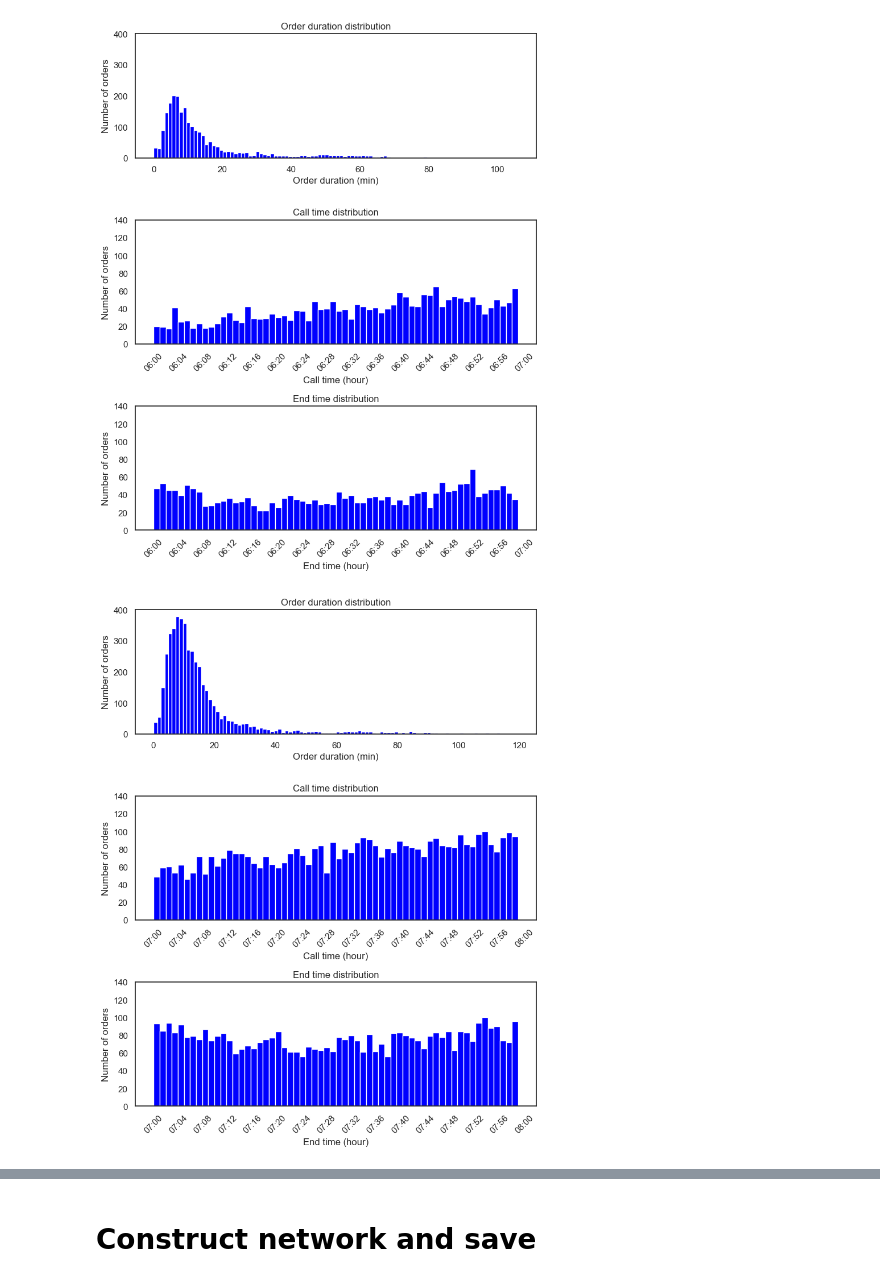
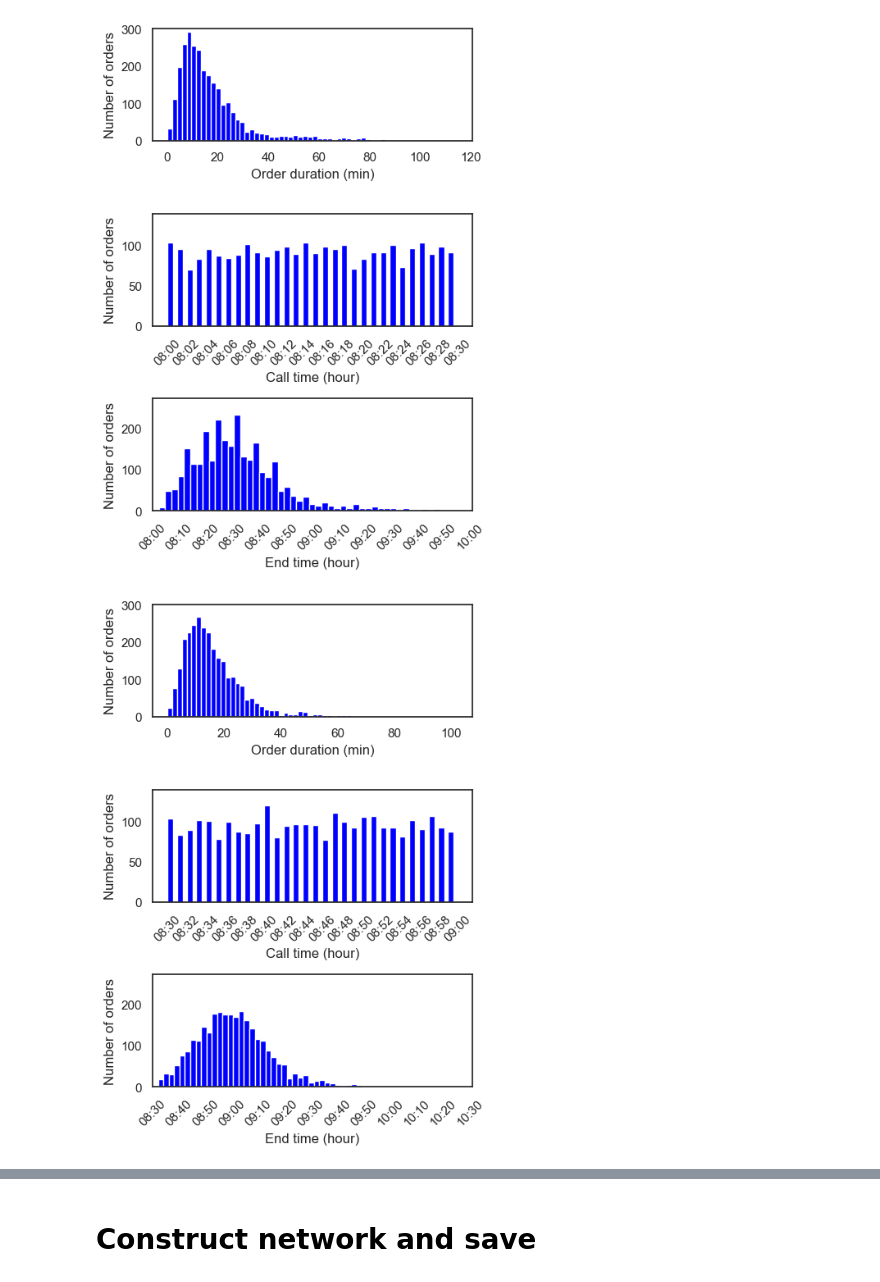
Before and after one commit to TIVV424/SPMoD, a Jupyter notebook: code_2024/benchmark/work_place.ipynb, the cells around one changed output, grey strips where cells are left out. Drawn from its saved outputs; the diff is of its cells as text; code cells hidden in the pictures.

```diff
--- a/code_2024/benchmark/work_place.ipynb
+++ b/code_2024/benchmark/work_place.ipynb
@@ -13,8 +13,8 @@ order = pd.read_csv("..//..//..//Database//NYC_trip//order_clean_260.csv", index
 area = np.load("..//..//..//Database//NYC_area//NY_area.npy")
 # %%
 # subnetwork setting
-interval = 60
-time_list = ['6-7am', '7-8am', '8-9am', '9-10am', '6-10am']
+interval = 30
+time_list = ['8-830am', '830-9am', '9-930am', '930-10am', '8-10am']
 
 # xtick label format setting
 
@@ -24,52 +24,59 @@ hourlabels = [f"{h:02d}:{00:02d}" for h in hours]  # ["00:00", "01:00", ... "23:
 # create driver's pick up time
 order["call_time"] = pd.to_datetime(order["call_time"])
 order["end_time"] = pd.to_datetime(order["end_time"])
-start_time = pd.to_datetime("2022-06-01 06:00:00 AM")
+start_time = pd.to_datetime("2022-06-01 08:00:00 AM")
 driver["time"] = pd.date_range(start=start_time, end=start_time, periods=len(driver))
 driver.columns = ["id", "time"]
 driver_pick = driver.values
+# %%
+minutes = list(range(240))
+minutelabels = [f"{8 + m//60:02d}:{(m) %60:02d}" for m in range(240)]
 # %%
 for i in range(4):
-    start_time = pd.to_datetime("2022-06-01 06:00:00 AM") + pd.Timedelta(minutes=i*interval)
-    end_time = pd.to_datetime("2022-06-01 06:00:00 AM") + pd.Timedelta(minutes=(i+1)*interval)
+    start_time = pd.to_datetime("2022-06-01 08:00:00 AM") + pd.Timedelta(minutes=i * interval)
+    end_time = pd.to_datetime("2022-06-01 08:00:00 AM") + pd.Timedelta(minutes=(i + 1) * interval)
     order_pick = order[(order["call_time"] > start_time) & (order["call_time"] <= end_time)]
     order_pick = order_pick[["sid", "call_time", "eid", "end_time"]]
 
-    order_pick['delta'] = (pd.to_datetime(order_pick['end_time']) - pd.to_datetime(order_pick['call_time'])).dt.total_seconds()
-    order_pick['delta_min'] = order_pick['delta'].apply(lambda x: x/60)
+    order_pick["delta"] = (
+        pd.to_datetime(order_pick["end_time"]) - pd.to_datetime(order_pick["call_time"])
+    ).dt.total_seconds()
+    order_pick["delta_min"] = order_pick["delta"].apply(lambda x: x / 60)
 
     sns.set(style="white")
+    fig, ax = plt.subplots(3, 1, figsize=(5, 7), tight_layout=True)
 
+    ax[0].hist(order_pick["delta_min"], bins=60, color="blue")
+    ax[0].set_xlabel("Order duration (min)")
+    ax[0].set_ylabel("Number of orders")
+    ax[0].set_ylim(0, 301)
 
-    minutes = list(range(60 +1))
-    current_hour = 6 + i
-    minutelabels = [f"{current_hour:02d}:{m:02d}" for m in minutes[:-1]]
-    minutelabels.append(f"{current_hour+1:02d}:{00:02d}")
-
-    fig, ax = plt.subplots(3, 1, figsize=(8, 10), tight_layout=True)
-
-    ax[0].hist(order_pick['delta_min'], bins=100, color='blue')
-    ax[0].set_xlabel('Order duration (min)')
-    ax[0].set_ylabel('Number of orders')
-    ax[0].set_title('Order duration distribution')
-    ax[0].set_ylim(0, 400)
-
-    step = 4
-    ax[1].hist([t.minute for t in pd.to_datetime(order_pick['call_time'])], bins = 60, color='blue')
-    ax[1].set_xticks(minutes[::step], labels=minutelabels[::step], rotation=45)
-    ax[1].set_xlabel('Call time (hour)')
-    ax[1].set_ylabel('Number of orders')
-    ax[1].set_title('Call time distribution')
+    step = 2
+    ax[1].hist(
+        [(t.hour - 8) * 60 + t.minute for t in pd.to_datetime(order_pick["call_time"])],
+        bins=30,
+        color="blue",
+        width=0.6,
+    )
+    ax[1].set_xticks(
+        minutes[i * 30 : i * 30 + 31][::step], labels=minutelabels[i * 30 : i * 30 + 31][::step], rotation=45
+    )
+    ax[1].set_xlabel("Call time (hour)")
+    ax[1].set_ylabel("Number of orders")
+    ax[2].set_xlim(minutes[i * 30], minutes[i * 30 + 31])
     ax[1].set_ylim(0, 140)
 
-    ax[2].hist([t.minute for t in pd.to_datetime(order_pick['end_time'])], bins = 60, color='blue')
-    ax[2].set_xticks(minutes[::step], labels=minutelabels[::step], rotation=45)
-    ax[2].set_xlabel('End time (hour)')
-    ax[2].set_ylabel('Number of orders')
-    ax[2].set_title('End time distribution')
-    ax[2].set_ylim(0, 140)
+    step = 10
+    ax[2].hist([(t.hour - 8) * 60 + t.minute for t in pd.to_datetime(order_pick["end_time"])], bins=60, color="blue")
+    ax[2].set_xticks(
+        minutes[i * 30 : i * 30 + 121][::step], labels=minutelabels[i * 30 : i * 30 + 121][::step], rotation=45
+    )
+    ax[2].set_xlabel("End time (hour)")
+    ax[2].set_ylabel("Number of orders")
+    ax[2].set_xlim(minutes[i * 30], minutes[i * 30 + 121])
+    ax[2].set_ylim(0, 271)
 
-    plt.savefig("..//..//..//Database//fig//order_duration_%s.png"%time_list[i], dpi=300)
+    plt.savefig("..//..//..//Database//fig//order_duration_new_%s.png" % time_list[i], dpi=300)
 # %% [output]
-[figure, old version]
+[figure, new version]
-[figure, old version]
+[figure, new version]
```
Also changed, not shown: parts of 18 cells of this notebook, 6 other files.
